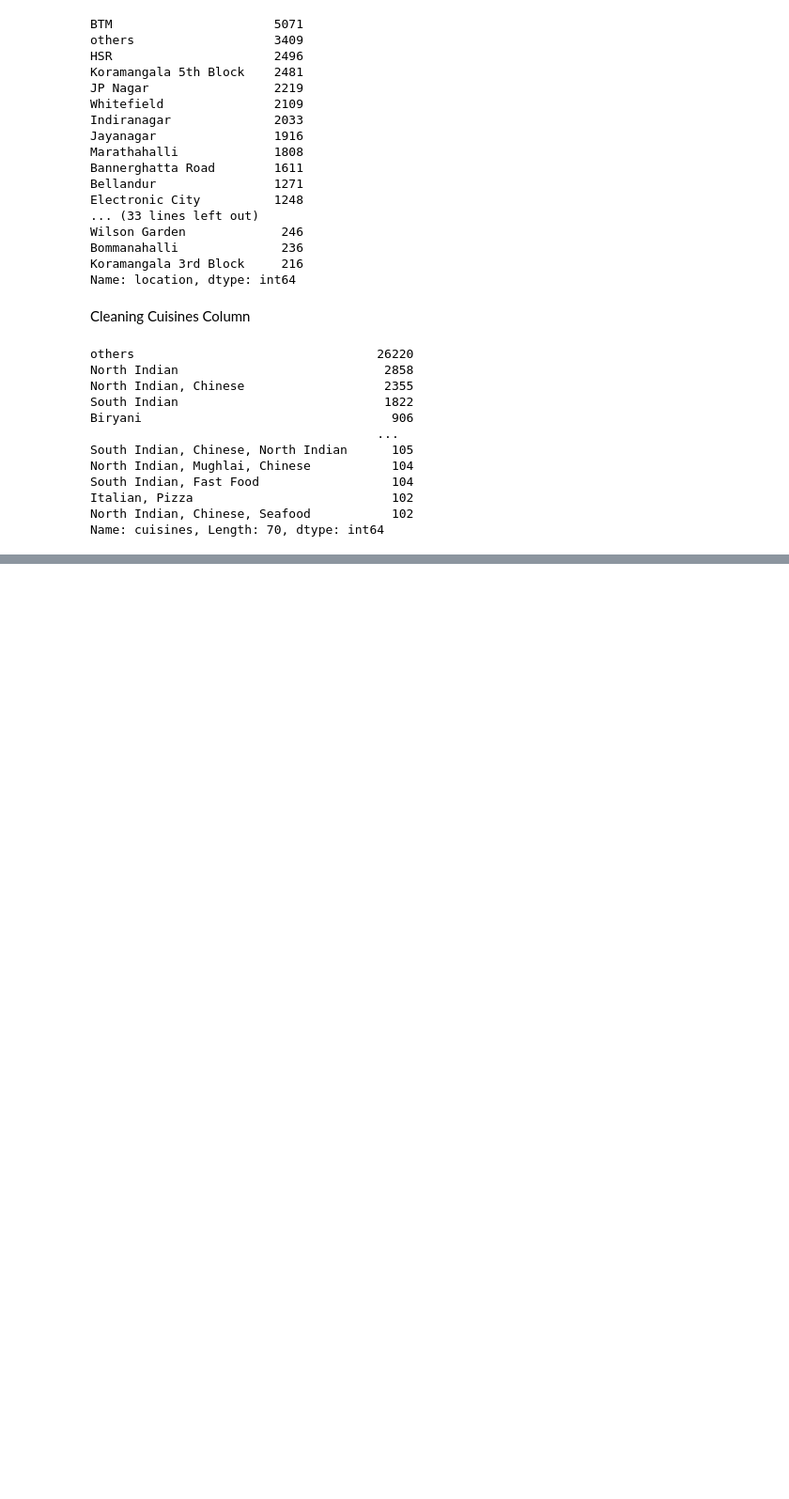
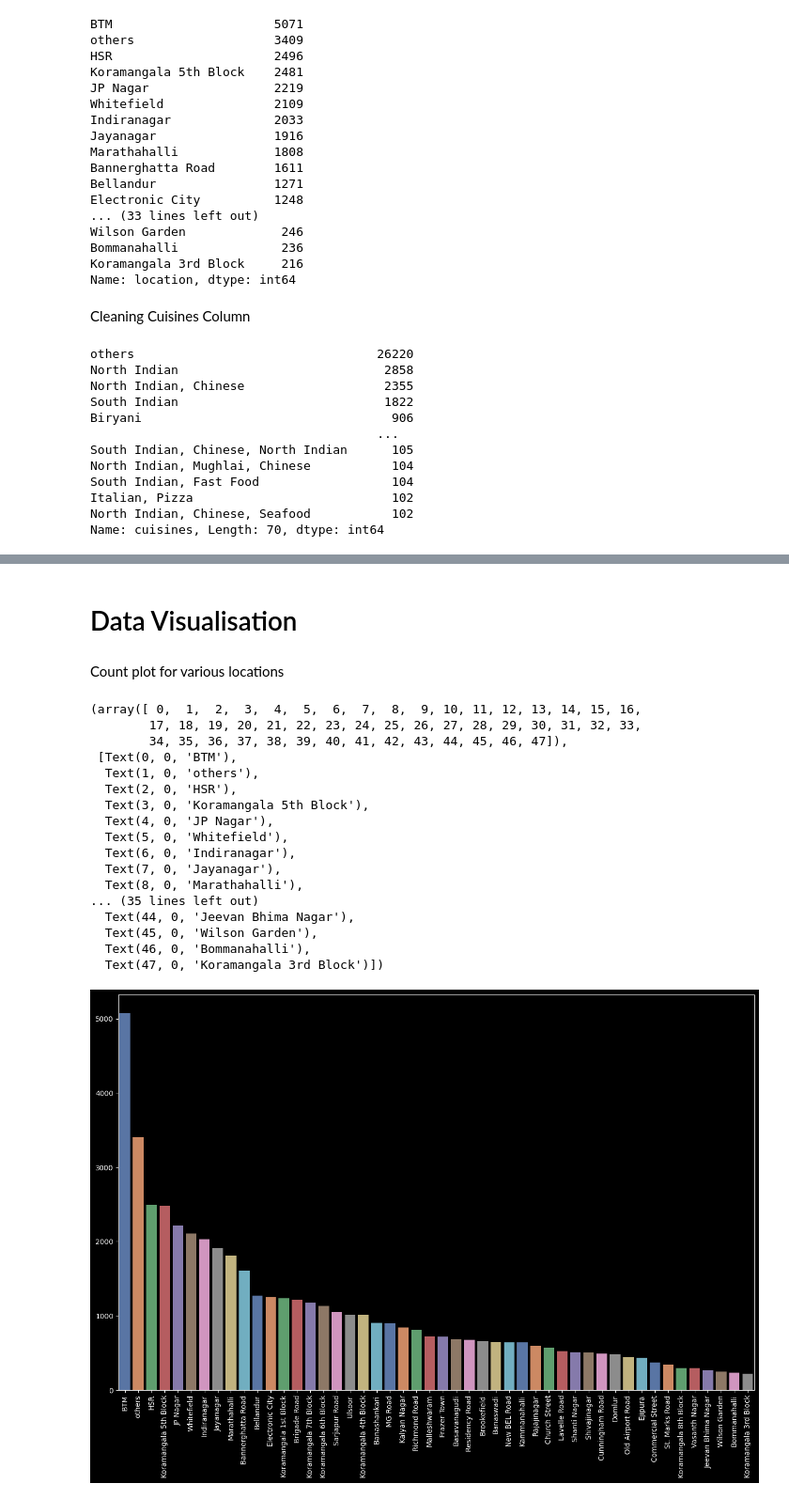
Before and after one commit to RazerP4antom/data-analysis, a Jupyter notebook: notebook1.ipynb, the cells around one changed output, grey strips where cells are left out. Shown at 94% size. Saved outputs shown, nothing was run; the diff lists cells and outputs as text; code cells hidden in the pictures; blank space fills up the shorter version.

Commit message:
visualisations begin

```diff
--- a/notebook1.ipynb
+++ b/notebook1.ipynb
@@ -358,3 +358,33 @@ df.head()
 | 2 | San Churro Cafe | Yes | No | 3.8 | 918 | Banashankari | others | others | 800.0 | ... |
 | 3 | Addhuri Udupi Bhojana | No | No | 3.7 | 88 | Banashankari | Quick Bites | South Indian, North Indian | 300.0 | ... |
 | 4 | Grand Village | No | No | 3.8 | 166 | Basavanagudi | Casual Dining | others | 600.0 | ... |
+# %% [markdown]
+# Data Visualisation
+# %% [markdown]
+Count plot for various locations
+# %%
+counts = df['location'].value_counts()
+palette = sns.color_palette("deep")
+fig, ax = plt.subplots(figsize=(16, 10))
+sns.barplot(x=counts.index, y=counts.values, palette=palette, ax=ax)
+
+plt.xticks(rotation = 90)
+# %% [output]
+(array([ 0,  1,  2,  3,  4,  5,  6,  7,  8,  9, 10, 11, 12, 13, 14, 15, 16,
+        17, 18, 19, 20, 21, 22, 23, 24, 25, 26, 27, 28, 29, 30, 31, 32, 33,
+        34, 35, 36, 37, 38, 39, 40, 41, 42, 43, 44, 45, 46, 47]),
+ [Text(0, 0, 'BTM'),
+  Text(1, 0, 'others'),
+  Text(2, 0, 'HSR'),
+  Text(3, 0, 'Koramangala 5th Block'),
+  Text(4, 0, 'JP Nagar'),
+  Text(5, 0, 'Whitefield'),
+  Text(6, 0, 'Indiranagar'),
+  Text(7, 0, 'Jayanagar'),
+  Text(8, 0, 'Marathahalli'),
+... (35 lines left out)
+  Text(44, 0, 'Jeevan Bhima Nagar'),
+  Text(45, 0, 'Wilson Garden'),
+  Text(46, 0, 'Bommanahalli'),
+  Text(47, 0, 'Koramangala 3rd Block')])
+[figure, added]
```
Also changed, not shown: parts of 9 cells of this notebook.
